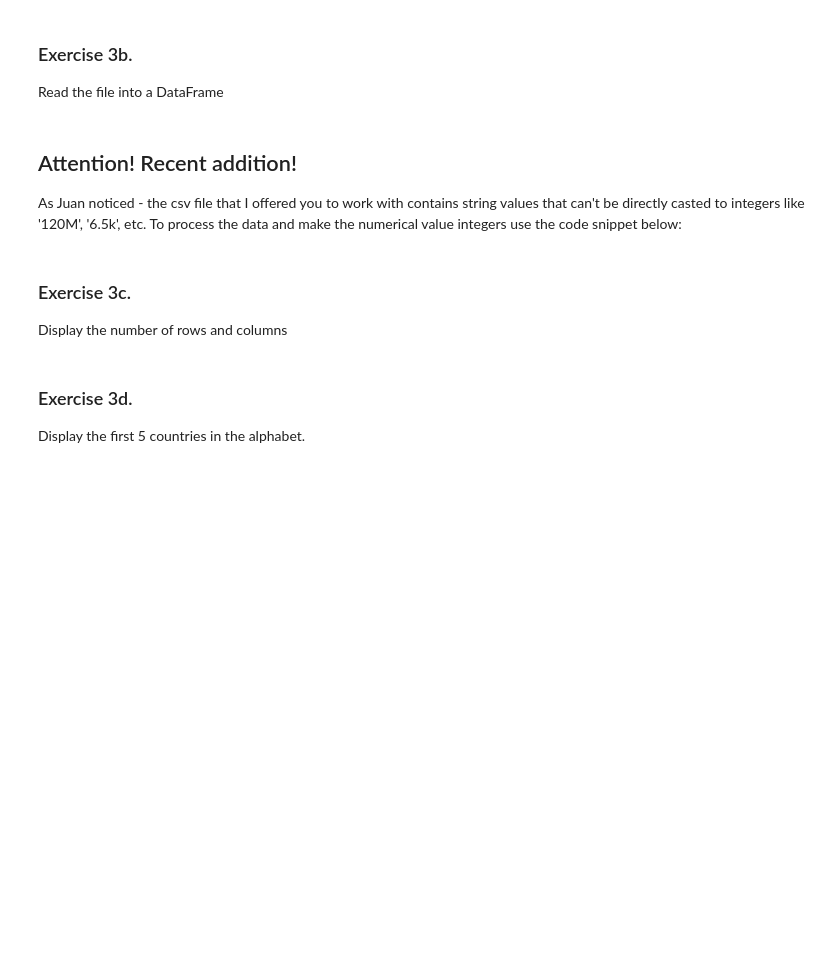
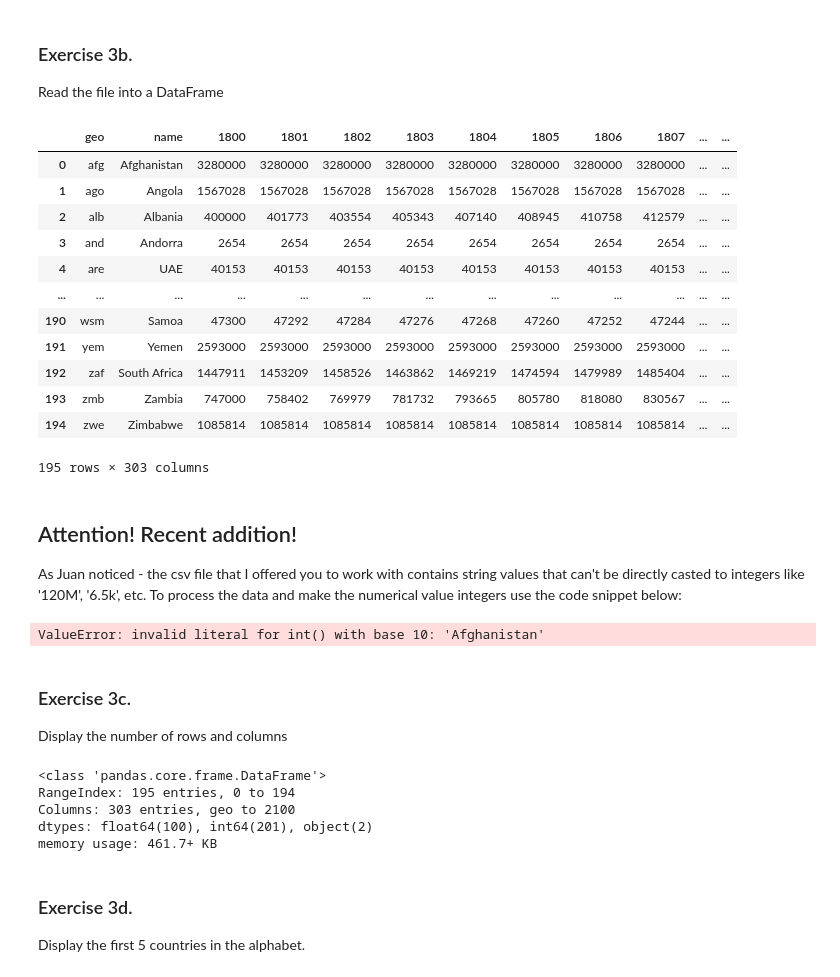
Before and after one commit to savitha14june/redi-web-project, a Jupyter notebook: homework.ipynb, the cells around one changed output. Drawn from its saved outputs; the diff is of its cells as text; code cells hidden in the pictures; blank space fills up the shorter version.

```diff
--- a/homework.ipynb
+++ b/homework.ipynb
@@ -58,3 +62,20 @@ df = ...
+# %%
+df = pd.read_csv('population_total.csv')
+df
+# %% [output]
+|  | geo | name | 1800 | 1801 | 1802 | 1803 | 1804 | 1805 | 1806 | 1807 | ... | ... |
+| 0 | afg | Afghanistan | 3280000 | 3280000 | 3280000 | 3280000 | 3280000 | 3280000 | 3280000 | 3280000 | ... | ... |
+| 1 | ago | Angola | 1567028 | 1567028 | 1567028 | 1567028 | 1567028 | 1567028 | 1567028 | 1567028 | ... | ... |
+| 2 | alb | Albania | 400000 | 401773 | 403554 | 405343 | 407140 | 408945 | 410758 | 412579 | ... | ... |
+| 3 | and | Andorra | 2654 | 2654 | 2654 | 2654 | 2654 | 2654 | 2654 | 2654 | ... | ... |
+| 4 | are | UAE | 40153 | 40153 | 40153 | 40153 | 40153 | 40153 | 40153 | 40153 | ... | ... |
+| ... | ... | ... | ... | ... | ... | ... | ... | ... | ... | ... | ... | ... |
+| 190 | wsm | Samoa | 47300 | 47292 | 47284 | 47276 | 47268 | 47260 | 47252 | 47244 | ... | ... |
+| 191 | yem | Yemen | 2593000 | 2593000 | 2593000 | 2593000 | 2593000 | 2593000 | 2593000 | 2593000 | ... | ... |
+| 192 | zaf | South Africa | 1447911 | 1453209 | 1458526 | 1463862 | 1469219 | 1474594 | 1479989 | 1485404 | ... | ... |
+| 193 | zmb | Zambia | 747000 | 758402 | 769979 | 781732 | 793665 | 805780 | 818080 | 830567 | ... | ... |
+| 194 | zwe | Zimbabwe | 1085814 | 1085814 | 1085814 | 1085814 | 1085814 | 1085814 | 1085814 | 1085814 | ... | ... |
+195 rows × 303 columns
 # %% [markdown]
 ## Attention! Recent addition!
 
@@ -75,10 +96,20 @@ def numerize(x):
 # here we using .applymap() method that applies our function to every element of a DataFrame
 # pay attention what we applied it to df.iloc[:,1:] - which means all the cells excluyding the first columns with country names
 df.iloc[:, 1:] = df.iloc[:, 1:].applymap(numerize)
+# %% [output]
+ValueError: invalid literal for int() with base 10: 'Afghanistan'
 # %% [markdown]
 ### Exercise 3c.
 
 Display the number of rows and columns
+# %%
+df.info()
+# %% [output]
+<class 'pandas.core.frame.DataFrame'>
+RangeIndex: 195 entries, 0 to 194
+Columns: 303 entries, geo to 2100
+dtypes: float64(100), int64(201), object(2)
+memory usage: 461.7+ KB
 # %% [markdown]
 ### Exercise 3d.
 
```
Also changed, not shown: parts of 9 cells of this notebook.
